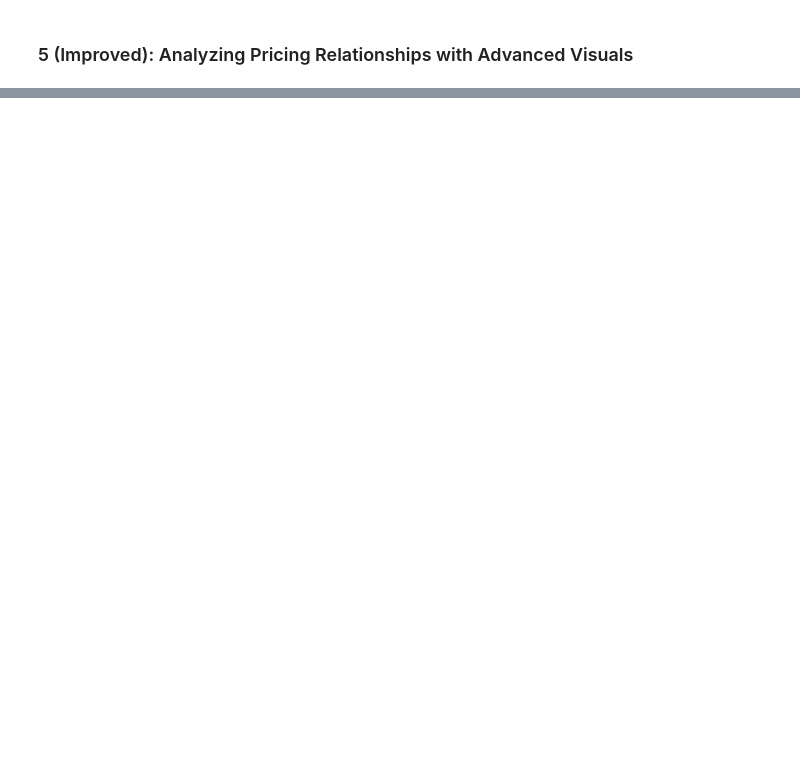
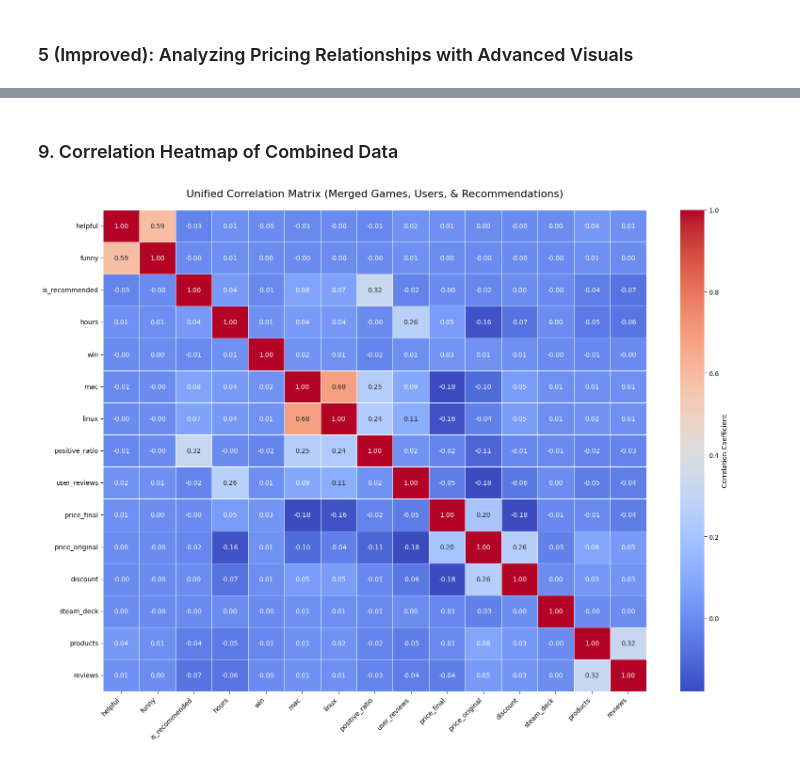
Before and after one commit to Hanan786-coder/Game-Recommendation-System, a Jupyter notebook: notebooks/eda.ipynb, the cells around one changed output, grey strips where cells are left out. Saved outputs shown, nothing was run; the diff lists cells and outputs as text; code cells hidden in the pictures; blank space fills up the shorter version.

```diff
--- a/notebooks/eda.ipynb
+++ b/notebooks/eda.ipynb
@@ -303,0 +401,8 @@ plt.show()
+# %%
+id_cols = ['app_id', 'user_id', 'review_id']
+
+combined_df = pd.merge(recommendations, games, on='app_id', suffixes=('_rec', '_game'))
+combined_df = pd.merge(combined_df, users, on='user_id', suffixes=('_rec', '_user'))
+
+combined_corr = combined_df.drop(columns=id_cols).corr(numeric_only=True)
+display(combined_corr)
@@ -303,0 +426,19 @@ plt.show()
+# %% [markdown]
+### 9. Correlation Heatmap of Combined Data
+# %%
+plt.figure(figsize=(16, 12))
+sns.heatmap(
+    combined_corr,
+    annot=True,
+    fmt=".2f",
+    cmap="coolwarm",
+    linewidths=0.5,
+    cbar_kws={'label': 'Correlation Coefficient'}
+)
+plt.title('Unified Correlation Matrix (Merged Games, Users, & Recommendations)', fontsize=16, pad=20)
+plt.xticks(rotation=45, ha='right')
+plt.yticks(rotation=0)
+plt.tight_layout()
+plt.show()
+# %% [output]
+[figure, added]
```
Also changed, not shown: parts of 28 cells of this notebook.
